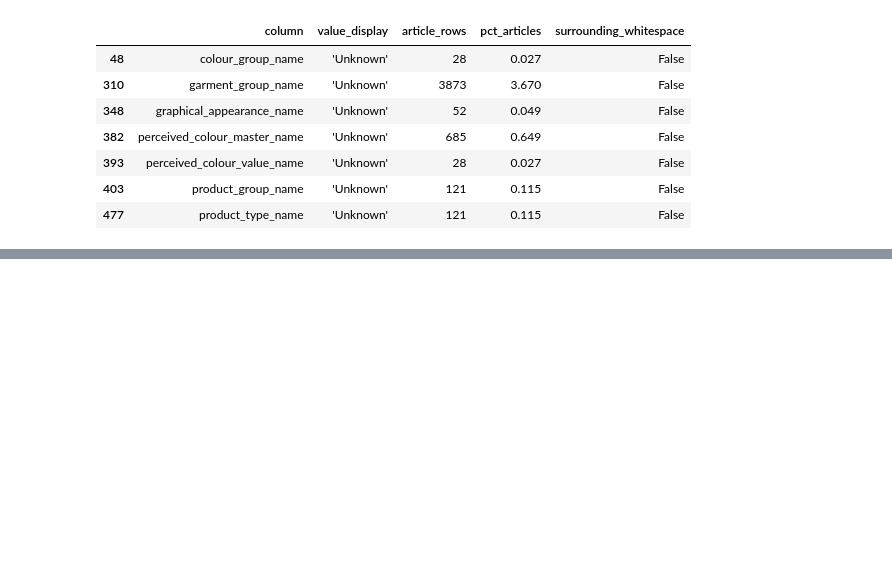
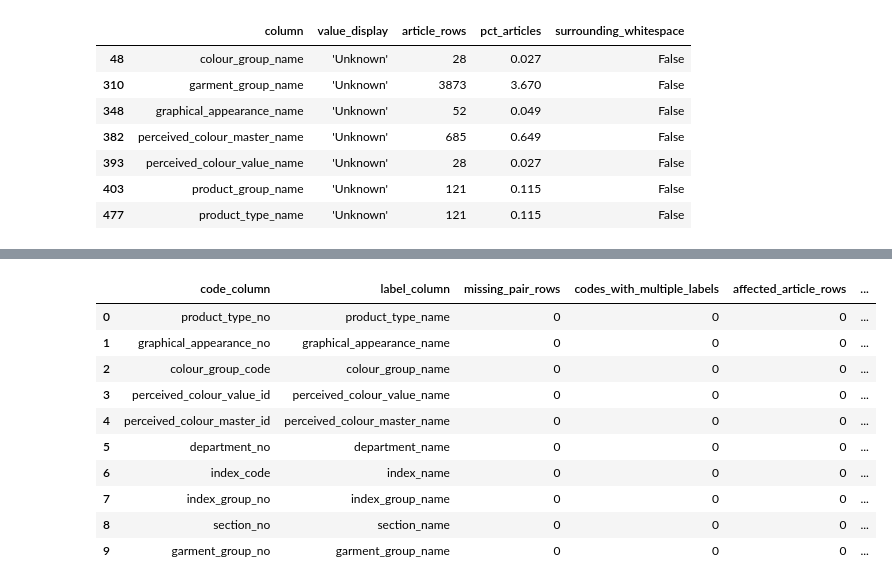
Before and after one commit to Songhai9/atelier-ai-project, a Jupyter notebook: notebooks/atelier_ai.ipynb, the cells around one changed output, grey strips where cells are left out. Cells and saved outputs as stored; diff of their text form; code cells hidden in the pictures; blank space fills up the shorter version.

```diff
--- a/notebooks/atelier_ai.ipynb
+++ b/notebooks/atelier_ai.ipynb
@@ -1231,0 +1780,20 @@ article_category_profile.loc[
+# %%
+ARTICLE_CODE_LABEL_PAIRS = {
+    "product_type_no": "product_type_name",
+    "graphical_appearance_no": "graphical_appearance_name",
+    "colour_group_code": "colour_group_name",
+    "perceived_colour_value_id": "perceived_colour_value_name",
+    "perceived_colour_master_id": "perceived_colour_master_name",
+    "department_no": "department_name",
+    "index_code": "index_name",
+    "index_group_no": "index_group_name",
+    "section_no": "section_name",
+    "garment_group_no": "garment_group_name",
+}
+
+articles_quality = pd.read_csv(
+    RAW_DATA_DIRECTORY / "articles.csv",
+    dtype="string",
+    keep_default_na=False,
+    encoding="utf-8",
+)
@@ -1231,0 +1862,14 @@ article_category_profile.loc[
+# %%
+code_label_summary
+# %% [output]
+|  | code_column | label_column | missing_pair_rows | codes_with_multiple_labels | affected_article_rows | ... |
+| 0 | product_type_no | product_type_name | 0 | 0 | 0 | ... |
+| 1 | graphical_appearance_no | graphical_appearance_name | 0 | 0 | 0 | ... |
+| 2 | colour_group_code | colour_group_name | 0 | 0 | 0 | ... |
+| 3 | perceived_colour_value_id | perceived_colour_value_name | 0 | 0 | 0 | ... |
+| 4 | perceived_colour_master_id | perceived_colour_master_name | 0 | 0 | 0 | ... |
+| 5 | department_no | department_name | 0 | 0 | 0 | ... |
+| 6 | index_code | index_name | 0 | 0 | 0 | ... |
+| 7 | index_group_no | index_group_name | 0 | 0 | 0 | ... |
+| 8 | section_no | section_name | 0 | 0 | 0 | ... |
+| 9 | garment_group_no | garment_group_name | 0 | 0 | 0 | ... |
```
Also changed, not shown: parts of 22 cells of this notebook.
